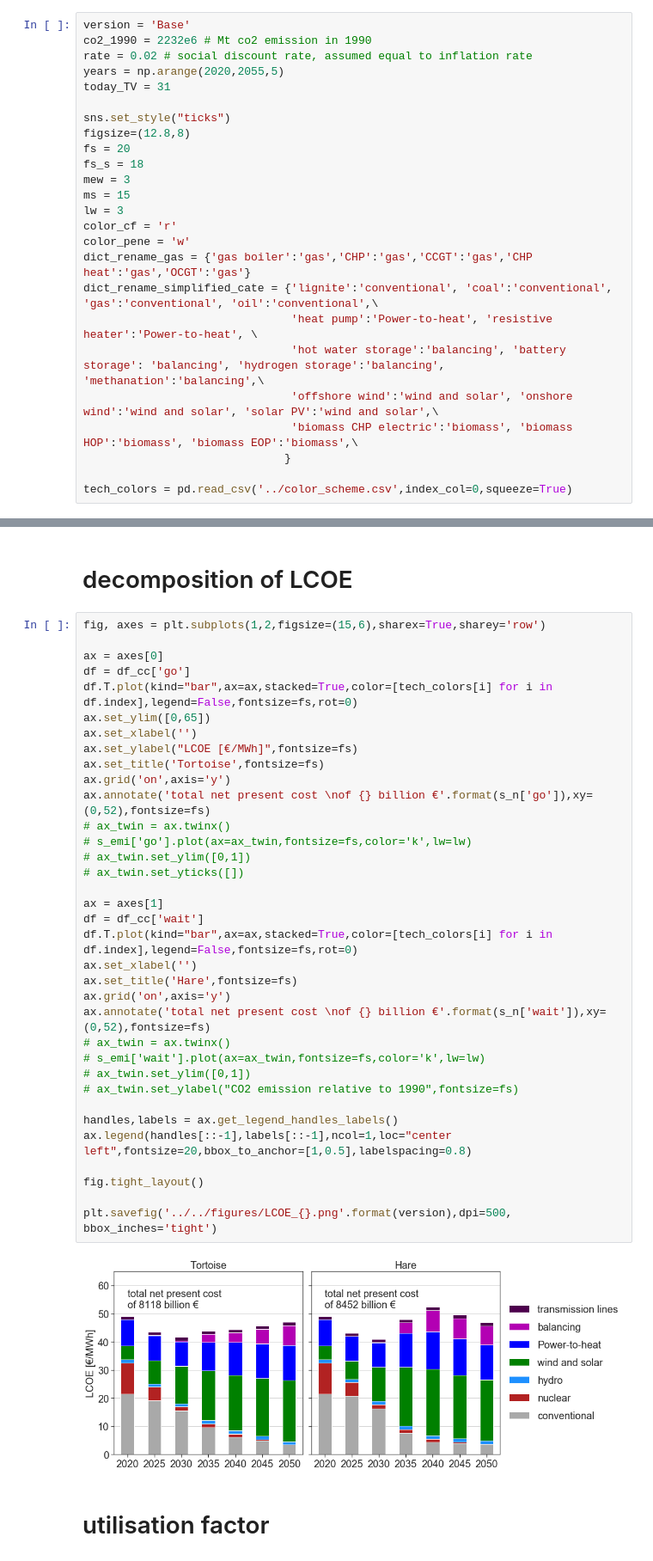
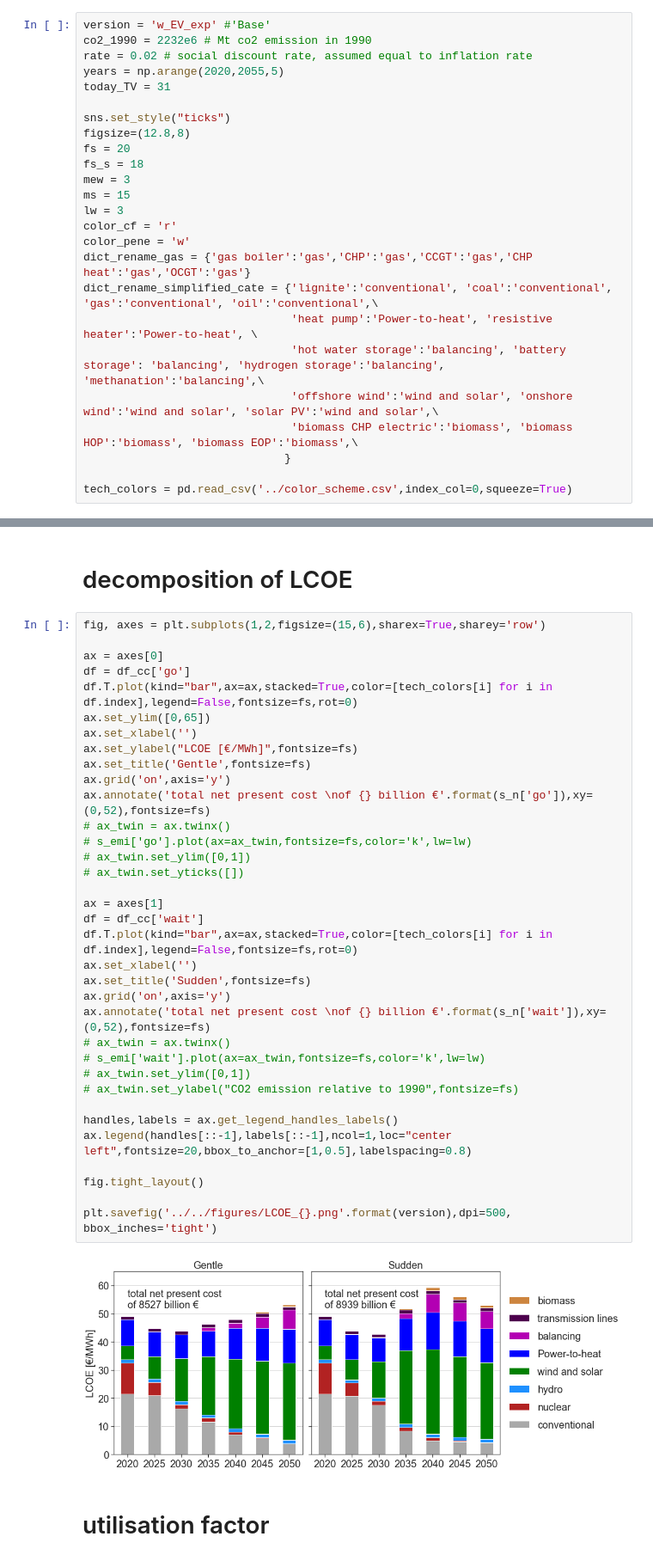
Before and after one commit to martavp/pypsa-eur-sec-30-path, a Jupyter notebook: paper_graphics/notebooks/summary_plot.ipynb, the cells around one changed output, grey strips where cells are left out. Shown at 86% size. Saved outputs shown, nothing was run; the diff lists cells and outputs as text.

Commit message:
improved figures

```diff
--- a/paper_graphics/notebooks/summary_plot.ipynb
+++ b/paper_graphics/notebooks/summary_plot.ipynb
@@ -11,7 +11,7 @@ import matplotlib.pyplot as plt
 import seaborn as sns
 %matplotlib inline
 # %%
-version = 'Base'
+version = 'w_EV_exp' #'Base'
 co2_1990 = 2232e6 # Mt co2 emission in 1990
 rate = 0.02 # social discount rate, assumed equal to inflation rate
 years = np.arange(2020,2055,5)
@@ -222,36 +218,36 @@ ax = axes[0]
 df = df_cc['go']
 df.T.plot(kind="bar",ax=ax,stacked=True,color=[tech_colors[i] for i in df.index],legend=False,fontsize=fs,rot=0)
 ax.set_ylim([0,65])
 ax.set_xlabel('')
 ax.set_ylabel("LCOE [€/MWh]",fontsize=fs)
-ax.set_title('Tortoise',fontsize=fs)
+ax.set_title('Gentle',fontsize=fs)
 ax.grid('on',axis='y')
 ax.annotate('total net present cost \nof {} billion €'.format(s_n['go']),xy=(0,52),fontsize=fs)
 # ax_twin = ax.twinx()
 # s_emi['go'].plot(ax=ax_twin,fontsize=fs,color='k',lw=lw)
 # ax_twin.set_ylim([0,1])
 # ax_twin.set_yticks([])
 
 ax = axes[1]
 df = df_cc['wait']
 df.T.plot(kind="bar",ax=ax,stacked=True,color=[tech_colors[i] for i in df.index],legend=False,fontsize=fs,rot=0)
 ax.set_xlabel('')
-ax.set_title('Hare',fontsize=fs)
+ax.set_title('Sudden',fontsize=fs)
 ax.grid('on',axis='y')
 ax.annotate('total net present cost \nof {} billion €'.format(s_n['wait']),xy=(0,52),fontsize=fs)
 # ax_twin = ax.twinx()
 # s_emi['wait'].plot(ax=ax_twin,fontsize=fs,color='k',lw=lw)
 # ax_twin.set_ylim([0,1])
 # ax_twin.set_ylabel("CO2 emission relative to 1990",fontsize=fs)
 
 handles,labels = ax.get_legend_handles_labels()
 ax.legend(handles[::-1],labels[::-1],ncol=1,loc="center left",fontsize=20,bbox_to_anchor=[1,0.5],labelspacing=0.8)
 
 fig.tight_layout()
 
 plt.savefig('../../figures/LCOE_{}.png'.format(version),dpi=500, bbox_inches='tight')
 # %% [output]
-[figure, old version]
+[figure, new version]
 # %% [markdown]
 # utilisation factor
 # %%
```
Also changed, not shown: parts of 6 cells of this notebook, 50 other files.
